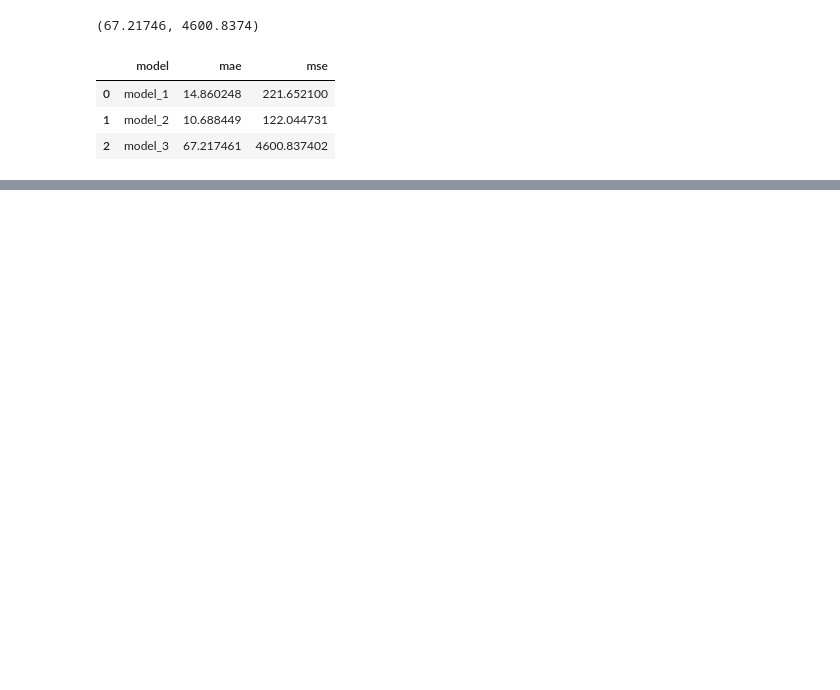
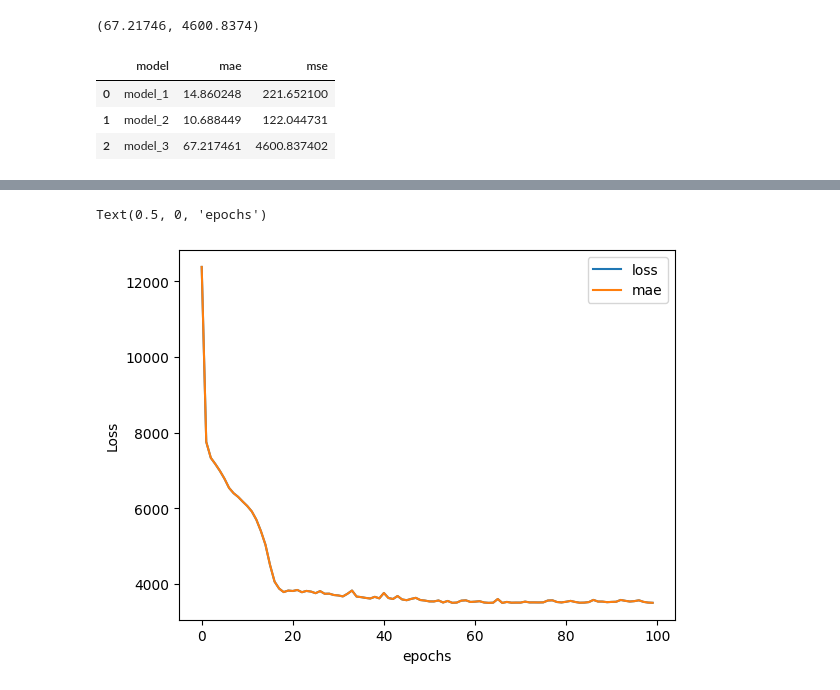
Before and after one commit to gunavc/TensorFlow, a Jupyter notebook: Neural-Network-Regression.ipynb, the cells around one changed output, grey strips where cells are left out. Drawn from its saved outputs; the diff is of its cells as text; code cells hidden in the pictures; blank space fills up the shorter version.

```diff
--- a/Neural-Network-Regression.ipynb
+++ b/Neural-Network-Regression.ipynb
@@ -546,0 +587,4 @@ compare_results
+# %%
+#Reading the medical cost dataset
+df = pd.read_csv("medical_costs.csv")
+df
@@ -546,0 +605,5 @@ compare_results
+# %%
+#One hot encoding the "object" entires
+#Using get_dummies
+df_one_hot = pd.get_dummies(df, dtype=int)
+df_one_hot
@@ -546,0 +639,8 @@ compare_results
+# %%
+X = df_one_hot.drop("charges", axis=1)
+y = df_one_hot["charges"]
+
+#Creating training and testing datasets
+from sklearn.model_selection import train_test_split
+X_train, X_test, y_train, y_test = train_test_split(X, y, test_size=0.2, random_state=42)
+len(X), len(X_train), len(X_test)
@@ -546,0 +649,15 @@ compare_results
+# %%
+#Building the neural network
+tf.random.set_seed(42)
+
+model_df = tf.keras.Sequential([
+    tf.keras.layers.Dense(50),
+    tf.keras.layers.Dense(10),
+    tf.keras.layers.Dense(1)
+])
+
+model_df.compile(loss=tf.keras.losses.mae,
+                optimizer=tf.keras.optimizers.Adam(lr=0.01),
+                metrics=["mae"])
+
+history = model_df.fit(X_train, y_train, epochs=100) #epochs 100 better than 200
@@ -546,0 +690,7 @@ compare_results
+# %%
+pd.DataFrame(history.history).plot()
+plt.ylabel("Loss")
+plt.xlabel("epochs")
+# %% [output]
+Text(0.5, 0, 'epochs')
+[figure, added]
```
Also changed, not shown: parts of 29 cells of this notebook.
